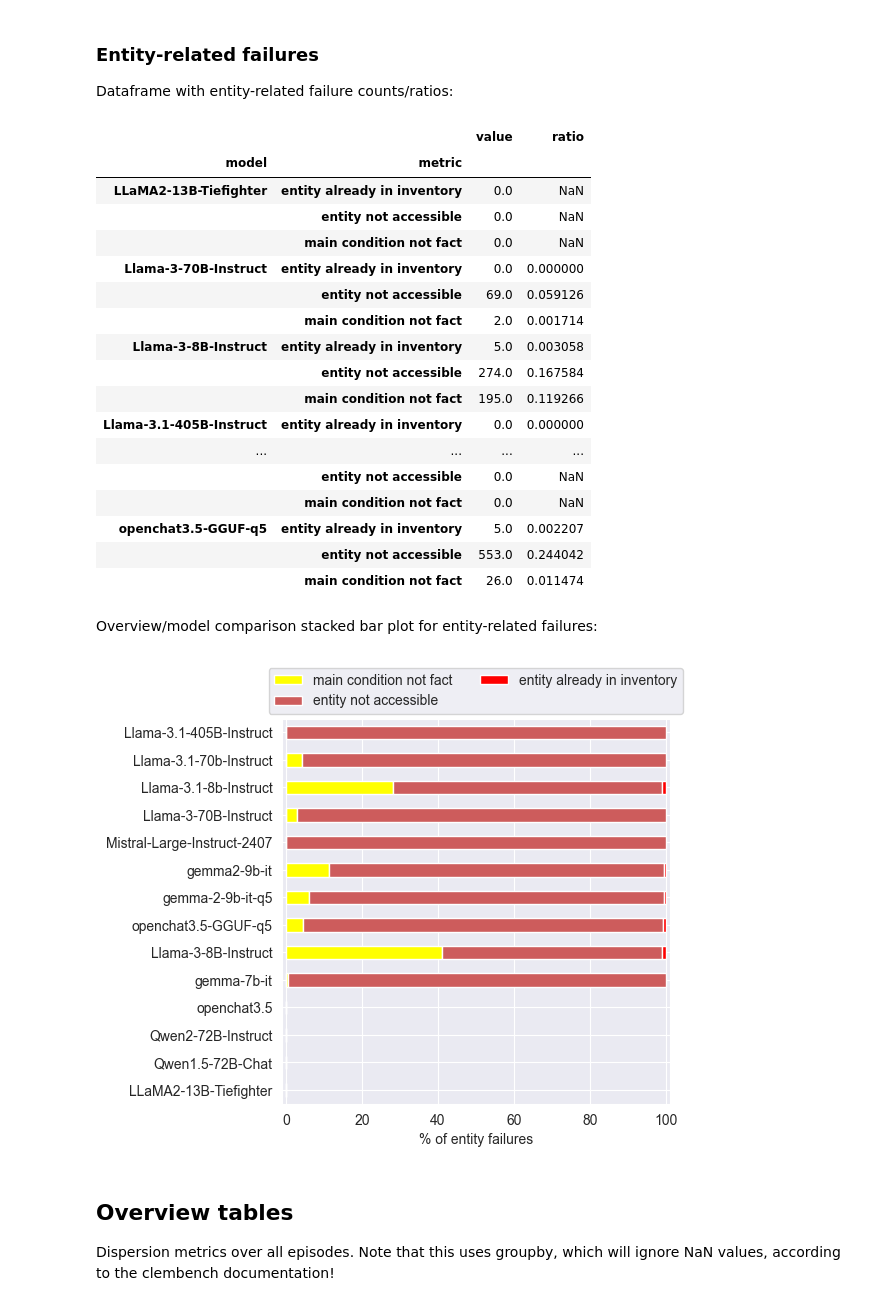
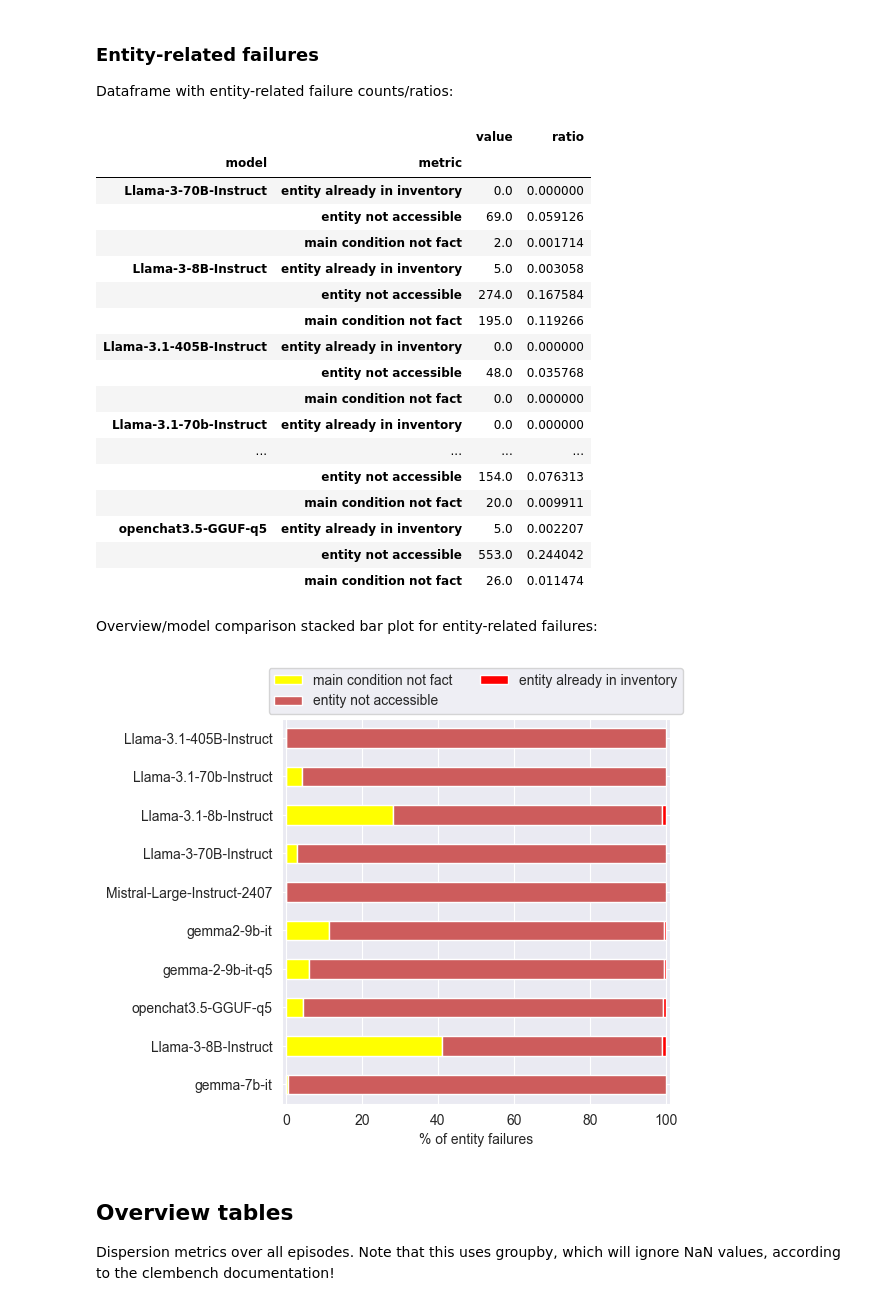
Before and after one commit to Gnurro/clemcore, a Jupyter notebook: adventuregame_eval.ipynb, the cells around one changed output. Saved outputs shown, nothing was run; the diff lists cells and outputs as text; code cells hidden in the pictures.

```diff
--- a/adventuregame_eval.ipynb
+++ b/adventuregame_eval.ipynb
@@ -212,0 +215,4 @@ plt.show()
+# %%
+all_abort_models = ["openchat3.5", "Qwen2-72B-Instruct", "Qwen1.5-72B-Chat", "LLaMA2-13B-Tiefighter"]
+game_df = game_df.query('model not in ["openchat3.5", "Qwen2-72B-Instruct", "Qwen1.5-72B-Chat", "LLaMA2-13B-Tiefighter"]')
+game_df
@@ -485,9 +509,6 @@ entity_failures_counts
 # %% [output]
 |  |  | value | ratio |
 | model | metric |  |  |
-| LLaMA2-13B-Tiefighter | entity already in inventory | 0.0 | NaN |
-|  | entity not accessible | 0.0 | NaN |
-|  | main condition not fact | 0.0 | NaN |
 | Llama-3-70B-Instruct | entity already in inventory | 0.0 | 0.000000 |
 |  | entity not accessible | 69.0 | 0.059126 |
 |  | main condition not fact | 2.0 | 0.001714 |
@@ -495,9 +516,12 @@ entity_failures_counts
 |  | entity not accessible | 274.0 | 0.167584 |
 |  | main condition not fact | 195.0 | 0.119266 |
 | Llama-3.1-405B-Instruct | entity already in inventory | 0.0 | 0.000000 |
+|  | entity not accessible | 48.0 | 0.035768 |
+|  | main condition not fact | 0.0 | 0.000000 |
+| Llama-3.1-70b-Instruct | entity already in inventory | 0.0 | 0.000000 |
 | ... | ... | ... | ... |
-|  | entity not accessible | 0.0 | NaN |
-|  | main condition not fact | 0.0 | NaN |
+|  | entity not accessible | 154.0 | 0.076313 |
+|  | main condition not fact | 20.0 | 0.009911 |
 | openchat3.5-GGUF-q5 | entity already in inventory | 5.0 | 0.002207 |
 |  | entity not accessible | 553.0 | 0.244042 |
 |  | main condition not fact | 26.0 | 0.011474 |
@@ -506,34 +530,34 @@ Overview/model comparison stacked bar plot for entity-related failures:
 # %%
 STACK_COLORS = ['yellow', 'indianred', 'red']
 
 entity_failures = ["entity_not_accessible", "entity_already_inventory", "pre_state_mismatch"]
 
 df_aux = game_df[game_df.metric.isin(entity_failures)]
 df_aux = df_aux.replace(metric_name_dict)
 
 df_aux = (df_aux.pivot(index=['game', 'model', 'experiment', 'episode'],
                        columns='metric',
                        values='value')
                 .reset_index()
                 .drop(columns=['game', 'experiment', 'episode'])
                 .groupby('model')
                 .sum()
                 .sort_values(axis=1, by='metric', ascending=False))
 percs = 100 * df_aux.div(df_aux.sum(axis=1), axis=0)
-order = clem_df.sort_values(by='-, clemscore').index
+order = clem_df.query('index not in ["openchat3.5", "Qwen2-72B-Instruct", "Qwen1.5-72B-Chat", "LLaMA2-13B-Tiefighter"]').sort_values(by='-, clemscore').index
 percs = percs.reindex(order)
 
 percs.plot(kind='barh',
            stacked=True,
            figsize=(5, 5),
            colormap=ListedColormap(STACK_COLORS))
 plt.legend(loc='upper center', bbox_to_anchor=(0.5, 1.15), ncols=2)
 plt.xlabel('% of entity failures')
 plt.xlim(-1, 101)
 plt.ylabel('')
 plt.show()
 # %% [output]
-[figure, old version]
+[figure, new version]
 # %% [markdown]
 ## Overview tables
 Dispersion metrics over all episodes. Note that this uses groupby, which will ignore NaN values, according to the clembench documentation!
```
Also changed, not shown: parts of 27 cells of this notebook.
